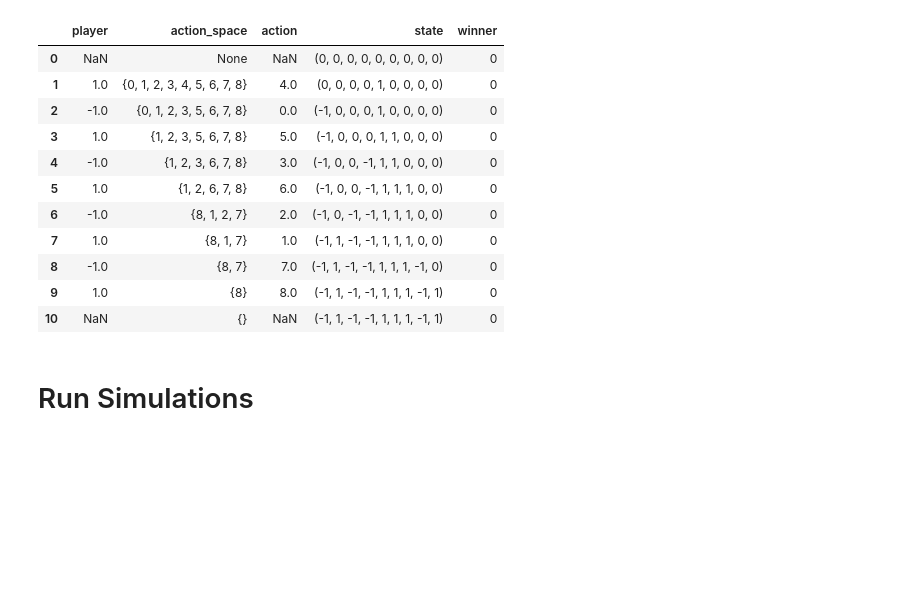
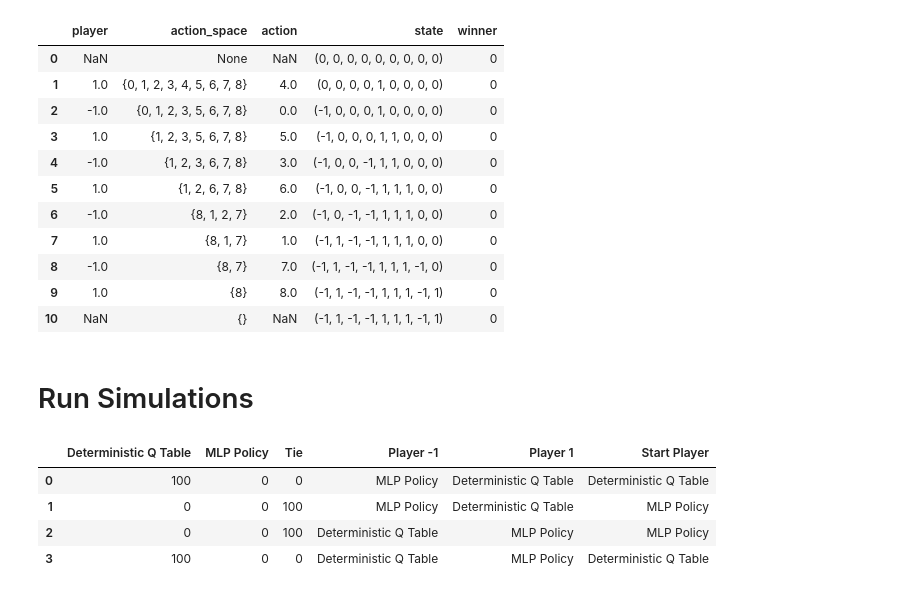
Before and after one commit to shibo1234/gomoku, a Jupyter notebook: RL Training.ipynb, the cells around one changed output. Cells and saved outputs as stored; diff of their text form; code cells hidden in the pictures; blank space fills up the shorter version.

```diff
--- a/RL Training.ipynb
+++ b/RL Training.ipynb
@@ -177,7 +177,7 @@ def train(policy, episodes, epsilon=0.2, update_interval=1):
             print(loss)
             tape_list.clear()
 # %%
-train(mlp_policy, episodes=1_000_000, update_interval=32)
+train(mlp_policy, episodes=100_000, update_interval=32)
 # %% [output]
 0.07205723226070404
 0.06988868117332458
@@ -243,17 +243,23 @@ def simulate(round, player_policy_map, start_player=None):
         win_count[player_policy_map[ttt.get_winner()].get_name()] += 1
     return win_count
 # %%
-# policy_1 = RandomPolicy(name='Random Policy')
-# policy_1 = q_table_policy
-policy_1 = min_max_policy
+policy_1 = RandomPolicy(name='Random Policy')
+# # policy_1 = q_table_policy
+policy_2 = q_table_policy
 policy_2 = mlp_policy
 
 result_list = []
 for p1_role, start_player in [[1, 1], [1, -1], [-1, 1], [-1, -1]]:
     policy_map = {1*p1_role: policy_1, -1*p1_role: policy_2}
     result = simulate(100, policy_map, start_player=start_player)
     result['Player -1'] = policy_map[-1].get_name()
     result['Player 1'] = policy_map[1].get_name()
     result['Start Player'] = policy_map.get(start_player).get_name()
     result_list.append(result)
 pd.DataFrame(result_list)
+# %% [output]
+|  | Deterministic Q Table | MLP Policy | Tie | Player -1 | Player 1 | Start Player |
+| 0 | 100 | 0 | 0 | MLP Policy | Deterministic Q Table | Deterministic Q Table |
+| 1 | 0 | 0 | 100 | MLP Policy | Deterministic Q Table | MLP Policy |
+| 2 | 0 | 0 | 100 | Deterministic Q Table | MLP Policy | MLP Policy |
+| 3 | 100 | 0 | 0 | Deterministic Q Table | MLP Policy | Deterministic Q Table |
```
Also changed, not shown: 5 other files.
